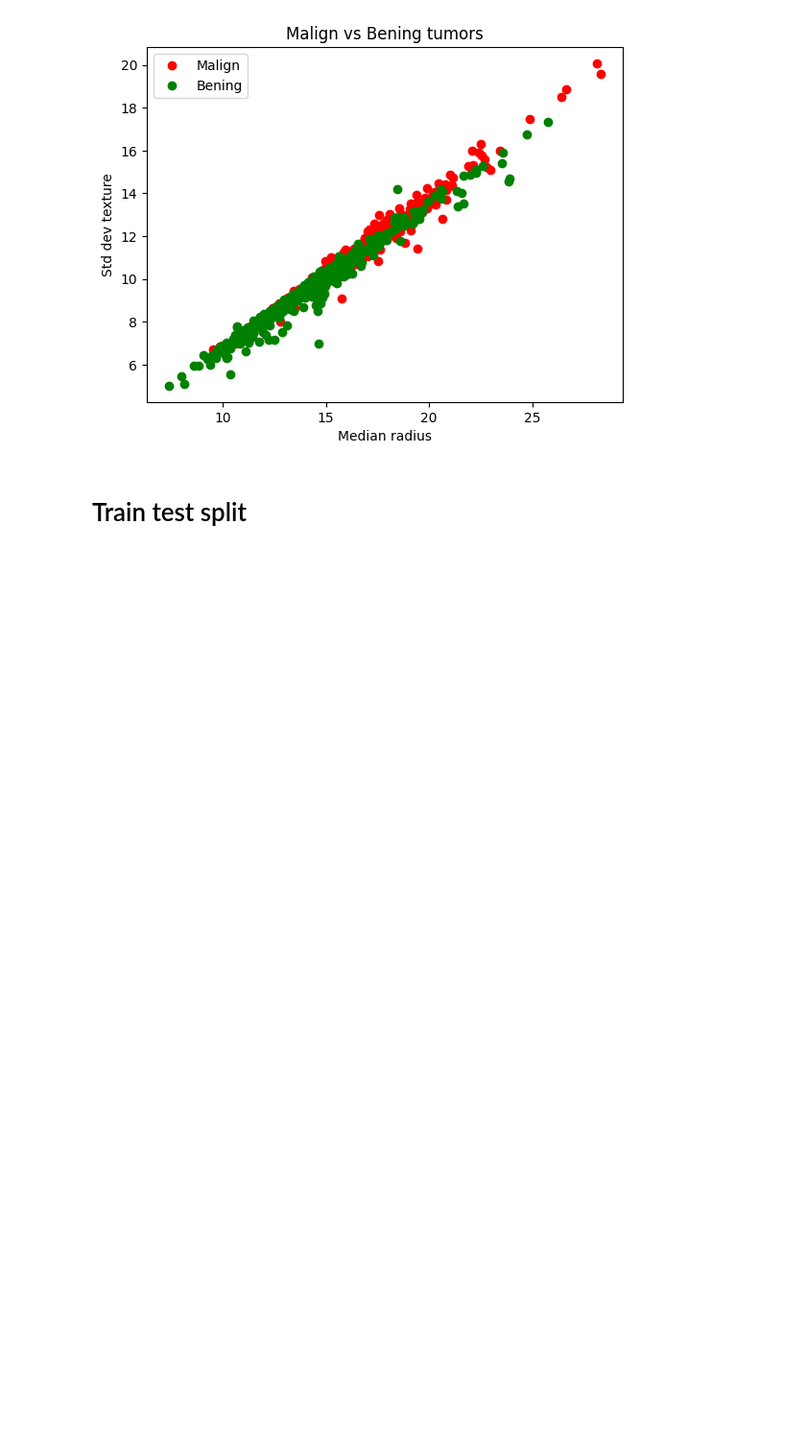
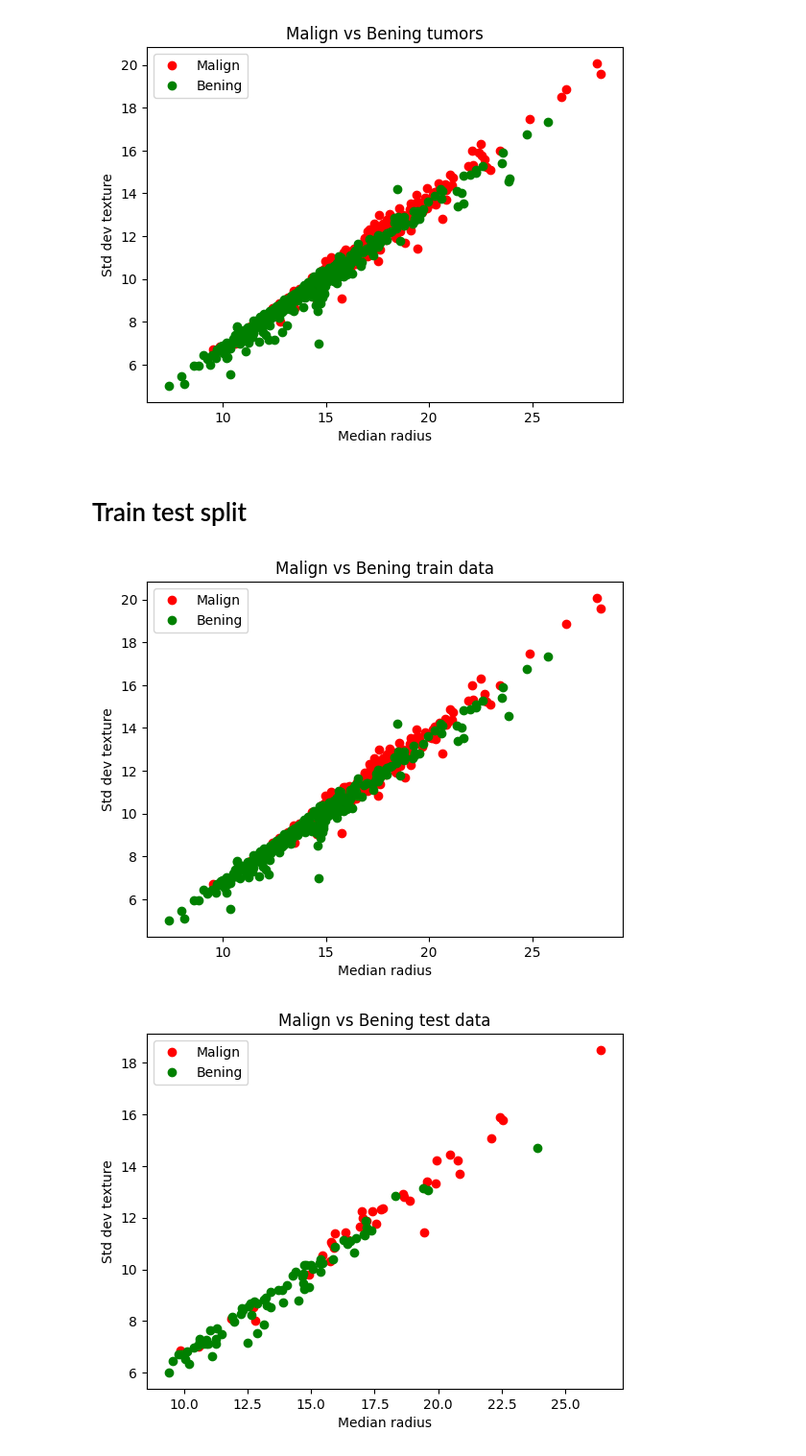
Before and after one commit to zdrobix/csubb, a Jupyter notebook: Semestru 4/IA/lab/lab6/problem2_tool.ipynb, the cells around one changed output. Shown at 96% size. Saved outputs shown, nothing was run; the diff lists cells and outputs as text; code cells hidden in the pictures; blank space fills up the shorter version.

```diff
--- a/Semestru 4/IA/lab/lab6/problem2_tool.ipynb
+++ b/Semestru 4/IA/lab/lab6/problem2_tool.ipynb
@@ -80,3 +101,27 @@ plot(title='Malign vs Bening tumors',
 # Train test split
 # %%
 x_train, x_test, y_train, y_test = train_test_split(list(zip(median_radius, std_texture)), y, test_size=0.2, random_state=21)
+
+def plot_data(x, y, title):
+    median_radius_train, std_texture_train = zip(*x)
+
+    median_radius_train = np.array(median_radius_train)
+    std_texture_train = np.array(std_texture_train)
+    y = np.array(y)
+
+    plot(title=title,
+         x1=median_radius_train[y == 'M'],
+         y1=std_texture_train[y == 'M'],
+         label1='Malign',
+         x2=median_radius_train[y == 'B'],
+         y2=std_texture_train[y == 'B'],
+         label2='Bening',
+         title1='Median radius',
+         title2='Std dev texture',
+         mode1='ro', mode2='go')
+
+plot_data(x_train, y_train, 'Malign vs Bening train data')
+plot_data(x_test, y_test, 'Malign vs Bening test data')
+# %% [output]
+[figure, added]
+[figure, added]
```
Also changed, not shown: parts of 9 cells of this notebook, 1 other file.
